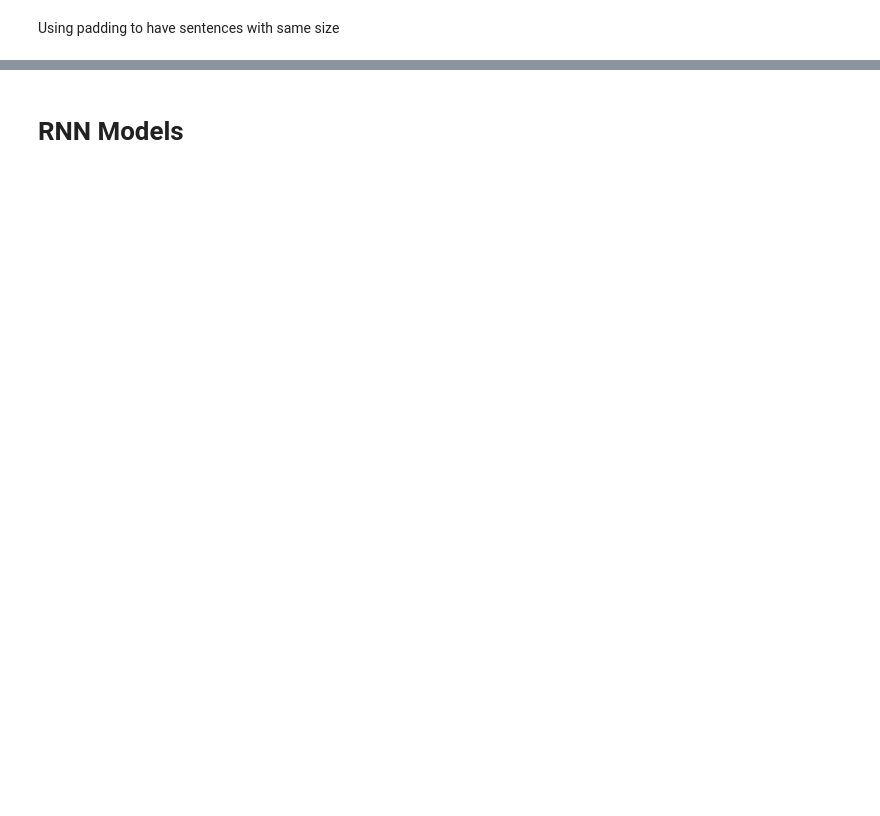
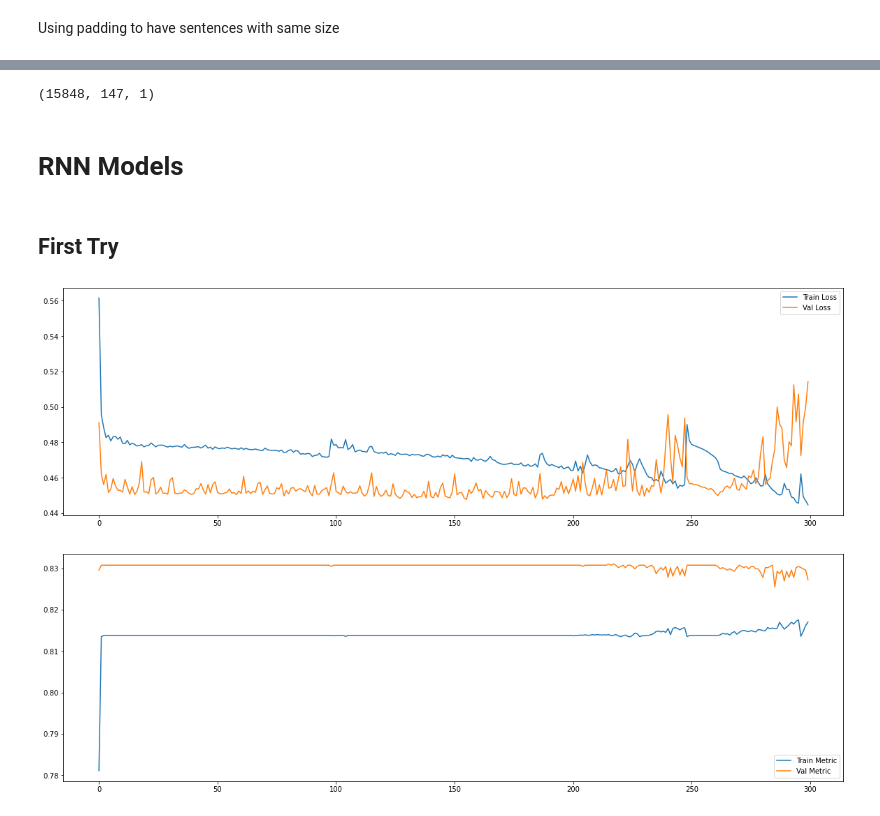
Before and after one commit to rtegao/Womens-Clothing-E-Commerce-Reviews, a Jupyter notebook: RNN/RNN_NLP.ipynb, the cells around one changed output, grey strips where cells are left out. Cells and saved outputs as stored; diff of their text form; code cells hidden in the pictures; blank space fills up the shorter version.

```diff
--- a/RNN/RNN_NLP.ipynb
+++ b/RNN/RNN_NLP.ipynb
@@ -320,10 +222,10 @@ Using padding to have sentences with same size
 x_train =  pad_sequences( train_review['Review Text'].values, maxlen= train_review['sentence_size'].max(), padding = 'pre', truncating='post')
 y_train =  train_review['Recommended IND'].values
 
-x_val =  pad_sequences( val_review['Review Text'].values, maxlen= val_review['sentence_size'].max(), padding = 'pre', truncating='post')
+x_val =  pad_sequences( val_review['Review Text'].values, maxlen= train_review['sentence_size'].max(), padding = 'pre', truncating='post')
 y_val =  val_review['Recommended IND'].values
 
-x_test =  pad_sequences( test_review['Review Text'].values, maxlen= test_review['sentence_size'].max(), padding = 'pre', truncating='post')
+x_test =  pad_sequences( test_review['Review Text'].values, maxlen= train_review['sentence_size'].max(), padding = 'pre', truncating='post')
 y_test =  test_review['Recommended IND'].values
 # %%
 x_train
@@ -339,0 +242,5 @@ del train_review,val_review,test_review,vectorizer,train_review_copy,val_review_
+# %%
+sc = MinMaxScaler(feature_range = (0,1))
+x_train_norm = sc.fit_transform(x_train)
+x_val_norm = sc.transform(x_val)
+x_test_norm = sc.transform(x_test)
@@ -340,2 +265,44 @@ del train_review,val_review,test_review,vectorizer,train_review_copy,val_review_
+# %%
+ # LSTM need 3D tensor as input
+x_train_norm = np.reshape(x_train_norm,(x_train_norm.shape[0],x_train_norm.shape[1],1))
+x_val_norm = np.reshape(x_val_norm,(x_val_norm.shape[0],x_val_norm.shape[1],1))
+x_test_norm = np.reshape(x_test_norm,(x_test_norm.shape[0],x_test_norm.shape[1],1))
+# %%
+x_train_norm.shape
+# %% [output]
+(15848, 147, 1)
 # %% [markdown]
 # RNN Models
+# %%
+n_features = 1
+time_steps = x_train.shape[1]
+# %% [markdown]
+## First Try
+# %%
+regressor = Sequential()
+regressor.add(LSTM(units=80, return_sequences=False, input_shape=(time_steps, n_features))) # return_sequences=False next layer is not LSTM
+regressor.add(Dense(units=1))
+
+adam = optimizers.Adam(lr = 0.001, beta_1 = 0.9, beta_2 = 0.999, decay = 0.0)
+regressor.compile(loss='binary_crossentropy', optimizer=adam, metrics=['accuracy'])
+
+history = regressor.fit(x_train_norm, y_train, validation_data=(x_val_norm,y_val), epochs = 300, batch_size=60, verbose = 0)
+
+plt.figure(figsize=(20,6))
+plt.plot(history.history['loss'])
+plt.plot(history.history['val_loss'])
+plt.legend(['Train Loss', 'Val Loss'])
+
+plt.figure(figsize=(20,6))
+plt.plot(history.history['accuracy'])
+plt.plot(history.history['val_accuracy'])
+plt.legend(['Train Metric', 'Val Metric'])
+plt.show()
+
+print('\n')
+print('loss and metric train data',regressor.evaluate(x_train_norm,y_train))
+print('loss and metric val data',regressor.evaluate(x_val_norm,y_val))
+print('loss and metric test data',regressor.evaluate(x_test_norm,y_test))
+# %% [output]
+[figure, added]
+[figure, added]
```
Also changed, not shown: parts of 34 cells of this notebook, 3 other files.
